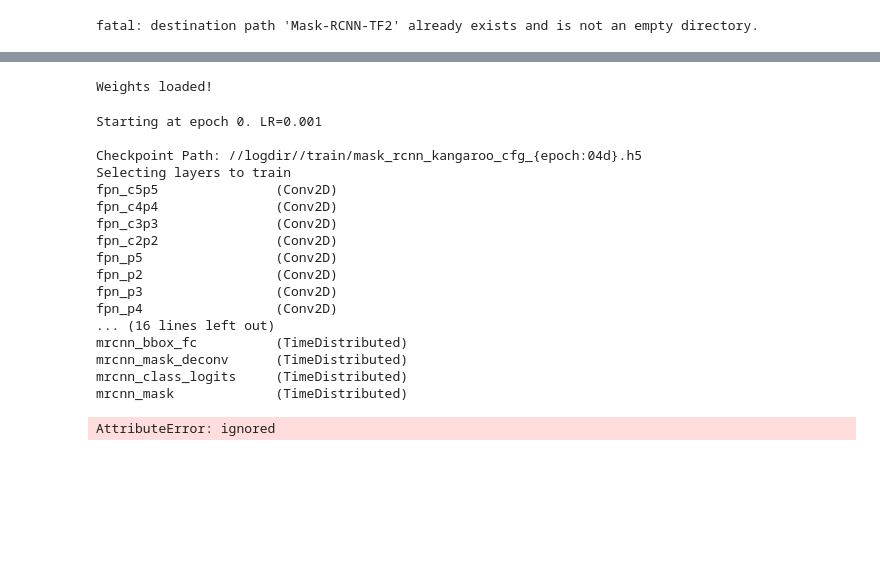
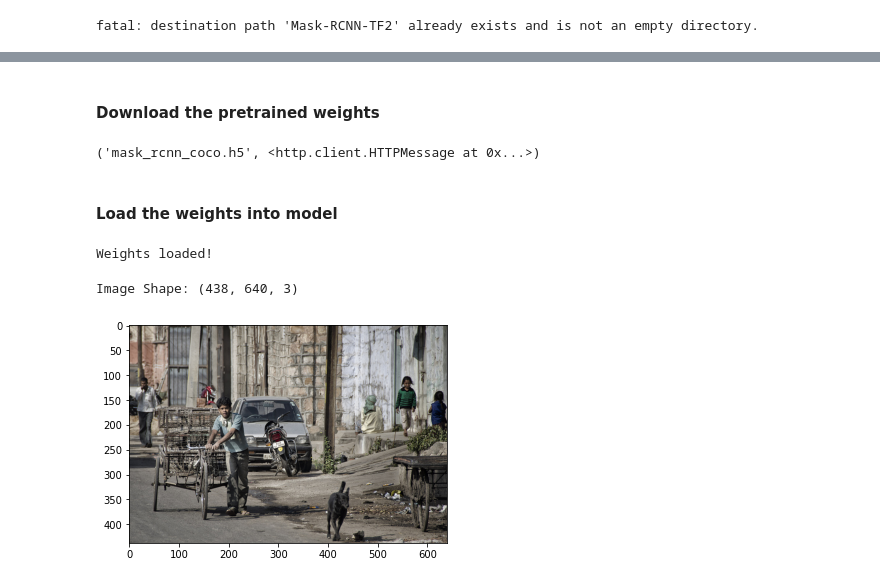
Before and after one commit to jojosam90/imagesegmentation, a Jupyter notebook: mask-rcnn.ipynb, the cells around one changed output, grey strips where cells are left out. Drawn from its saved outputs; the diff is of its cells as text; code cells hidden in the pictures; blank space fills up the shorter version.

```diff
--- a/mask-rcnn.ipynb
+++ b/mask-rcnn.ipynb
@@ -283,3 +175,12 @@ urllib.request.urlretrieve("https://github.com/matterport/Mask_RCNN/releases/dow
+# %% [markdown]
+#### Download the pretrained weights
+# %%
+import urllib.request
+urllib.request.urlretrieve('https://github.com/matterport/Mask_RCNN/releases/download/v1.0/mask_rcnn_coco.h5','mask_rcnn_coco.h5')
+# %% [output]
+('mask_rcnn_coco.h5', <http.client.HTTPMessage at 0x...>)
+# %% [markdown]
+#### Load the weights into model
 # %%
 model.load_weights(filepath='mask_rcnn_coco.h5',
                    by_name=True,
@@ -287,28 +188,12 @@ model.load_weights(filepath='mask_rcnn_coco.h5',
 print("Weights loaded!")
 # %% [output]
 Weights loaded!
-# %%
-model.train(train_dataset=train_dataset,
-            val_dataset=validation_dataset,
-            learning_rate=kangaroo_config.LEARNING_RATE,
-            epochs=1,
-            layers='heads')
-# %% [output]
-Starting at epoch 0. LR=0.001
-
-Checkpoint Path: //logdir//train/mask_rcnn_kangaroo_cfg_{epoch:04d}.h5
-Selecting layers to train
-fpn_c5p5               (Conv2D)
-fpn_c4p4               (Conv2D)
-fpn_c3p3               (Conv2D)
-fpn_c2p2               (Conv2D)
-fpn_p5                 (Conv2D)
-fpn_p2                 (Conv2D)
-fpn_p3                 (Conv2D)
-fpn_p4                 (Conv2D)
-... (16 lines left out)
-mrcnn_bbox_fc          (TimeDistributed)
-mrcnn_mask_deconv      (TimeDistributed)
-mrcnn_class_logits     (TimeDistributed)
-mrcnn_mask             (TimeDistributed)
-AttributeError: ignored
+# %%
+image = skimage.io.imread("/content/Mask-RCNN-TF2/images/6821351586_59aa0dc110_z.jpg")
+
+print("Image Shape:",image.shape,end="\n\n")
+plt.imshow(image)
+plt.show()
+# %% [output]
+Image Shape: (438, 640, 3)
+[figure, added]
```
Also changed, not shown: parts of 43 cells of this notebook.
